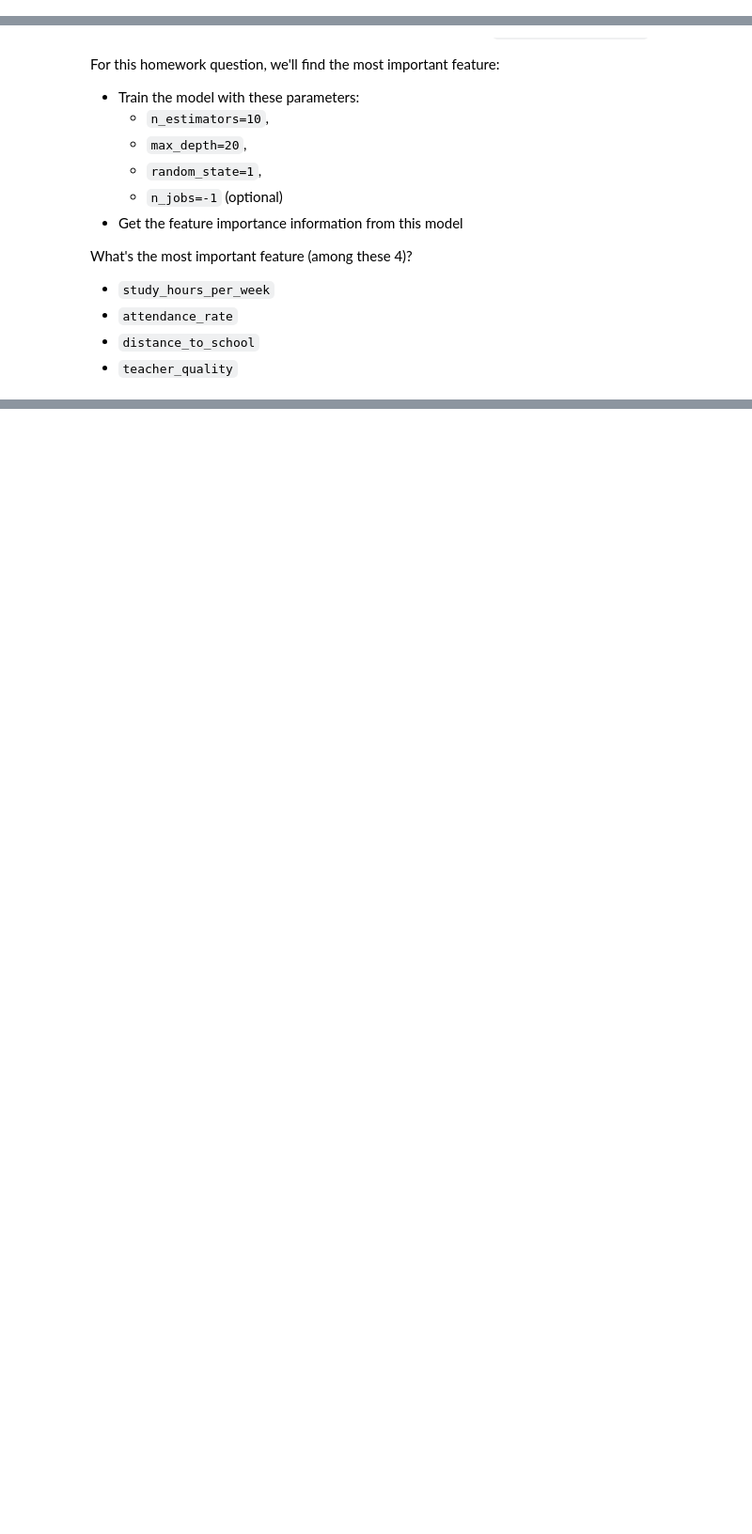
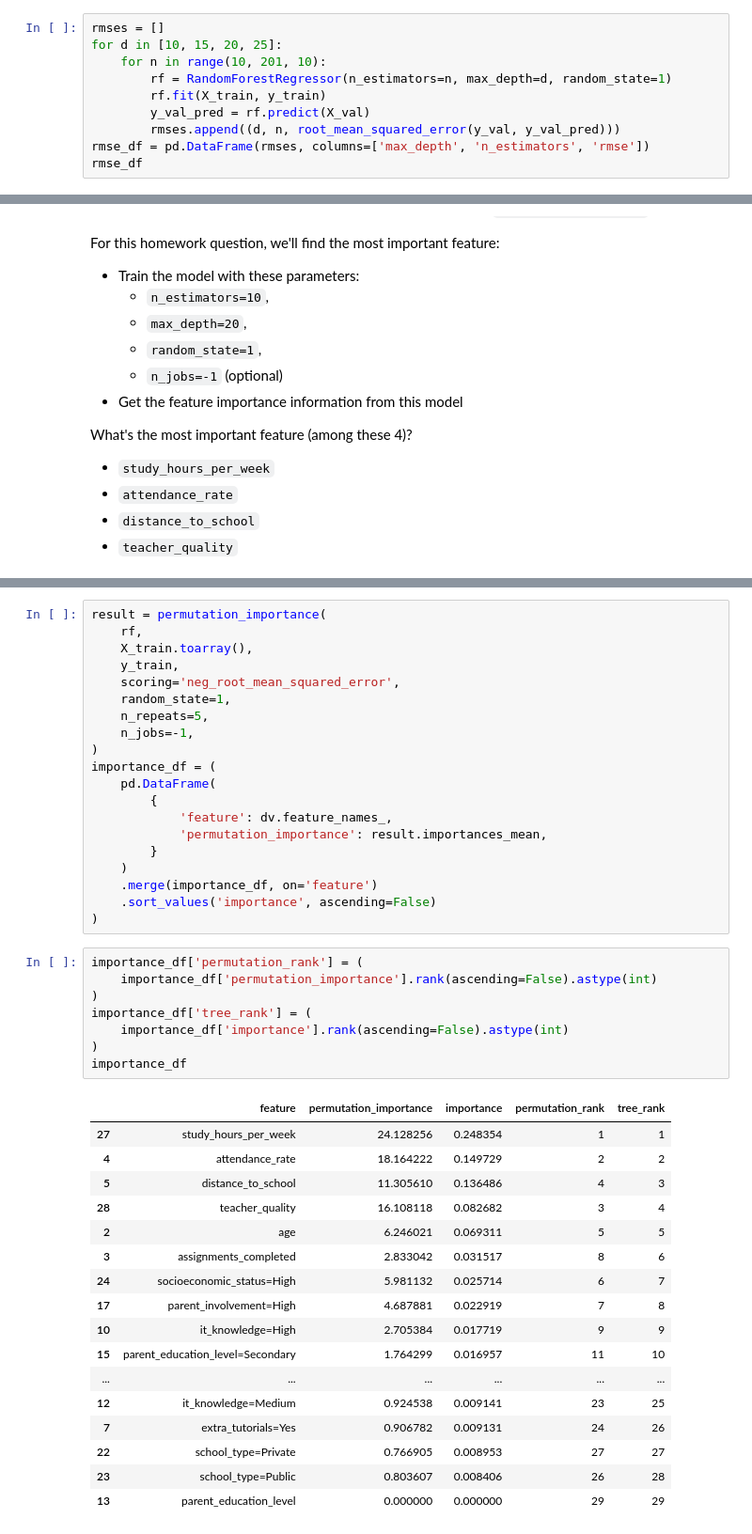
Before and after one commit to VolodymyrBil/project1_yanqing-song, a Jupyter notebook: 06-trees.ipynb, the cells around one changed output, grey strips where cells are left out. Shown at 94% size. Saved outputs shown, nothing was run; the diff lists cells and outputs as text; blank space fills up the shorter version.

```diff
--- a/06-trees.ipynb
+++ b/06-trees.ipynb
@@ -91,3 +236,13 @@ What's the best `max_depth`, using the mean RMSE?
 * 15
 * 20
 * 25
+# %%
+rmses = []
+for d in [10, 15, 20, 25]:
+    for n in range(10, 201, 10):
+        rf = RandomForestRegressor(n_estimators=n, max_depth=d, random_state=1)
+        rf.fit(X_train, y_train)
+        y_val_pred = rf.predict(X_val)
+        rmses.append((d, n, root_mean_squared_error(y_val, y_val_pred)))
+rmse_df = pd.DataFrame(rmses, columns=['max_depth', 'n_estimators', 'rmse'])
+rmse_df
@@ -123,3 +316,49 @@ What's the most important feature (among these 4)?
+# %%
+result = permutation_importance(
+    rf,
+    X_train.toarray(),
+    y_train,
+    scoring='neg_root_mean_squared_error',
+    random_state=1,
+    n_repeats=5,
+    n_jobs=-1,
+)
+importance_df = (
+    pd.DataFrame(
+        {
+            'feature': dv.feature_names_,
+            'permutation_importance': result.importances_mean,
+        }
+    )
+    .merge(importance_df, on='feature')
+    .sort_values('importance', ascending=False)
+)
+# %%
+importance_df['permutation_rank'] = (
+    importance_df['permutation_importance'].rank(ascending=False).astype(int)
+)
+importance_df['tree_rank'] = (
+    importance_df['importance'].rank(ascending=False).astype(int)
+)
+importance_df
+# %% [output]
+|  | feature | permutation_importance | importance | permutation_rank | tree_rank |
+| 27 | study_hours_per_week | 24.128256 | 0.248354 | 1 | 1 |
+| 4 | attendance_rate | 18.164222 | 0.149729 | 2 | 2 |
+| 5 | distance_to_school | 11.305610 | 0.136486 | 4 | 3 |
+| 28 | teacher_quality | 16.108118 | 0.082682 | 3 | 4 |
+| 2 | age | 6.246021 | 0.069311 | 5 | 5 |
+| 3 | assignments_completed | 2.833042 | 0.031517 | 8 | 6 |
+| 24 | socioeconomic_status=High | 5.981132 | 0.025714 | 6 | 7 |
+| 17 | parent_involvement=High | 4.687881 | 0.022919 | 7 | 8 |
+| 10 | it_knowledge=High | 2.705384 | 0.017719 | 9 | 9 |
+| 15 | parent_education_level=Secondary | 1.764299 | 0.016957 | 11 | 10 |
+| ... | ... | ... | ... | ... | ... |
+| 12 | it_knowledge=Medium | 0.924538 | 0.009141 | 23 | 25 |
+| 7 | extra_tutorials=Yes | 0.906782 | 0.009131 | 24 | 26 |
+| 22 | school_type=Private | 0.766905 | 0.008953 | 27 | 27 |
+| 23 | school_type=Public | 0.803607 | 0.008406 | 26 | 28 |
+| 13 | parent_education_level | 0.000000 | 0.000000 | 29 | 29 |
 # %% [markdown]
 ## Question 6
 
```
Also changed, not shown: parts of 23 cells of this notebook, 3 other files.
